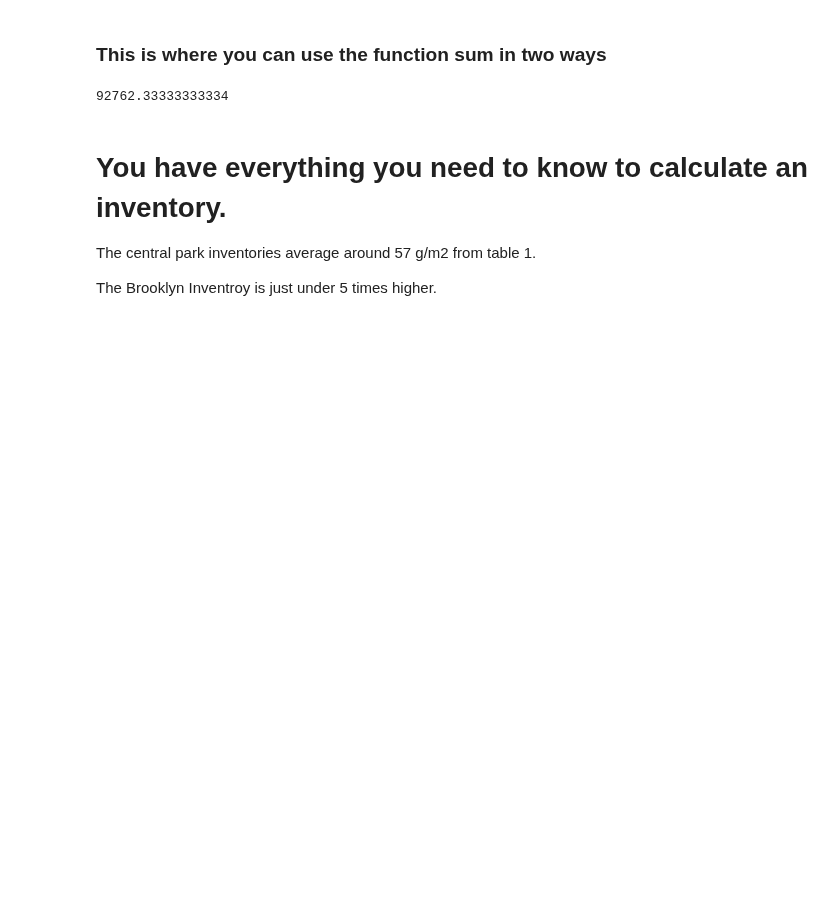
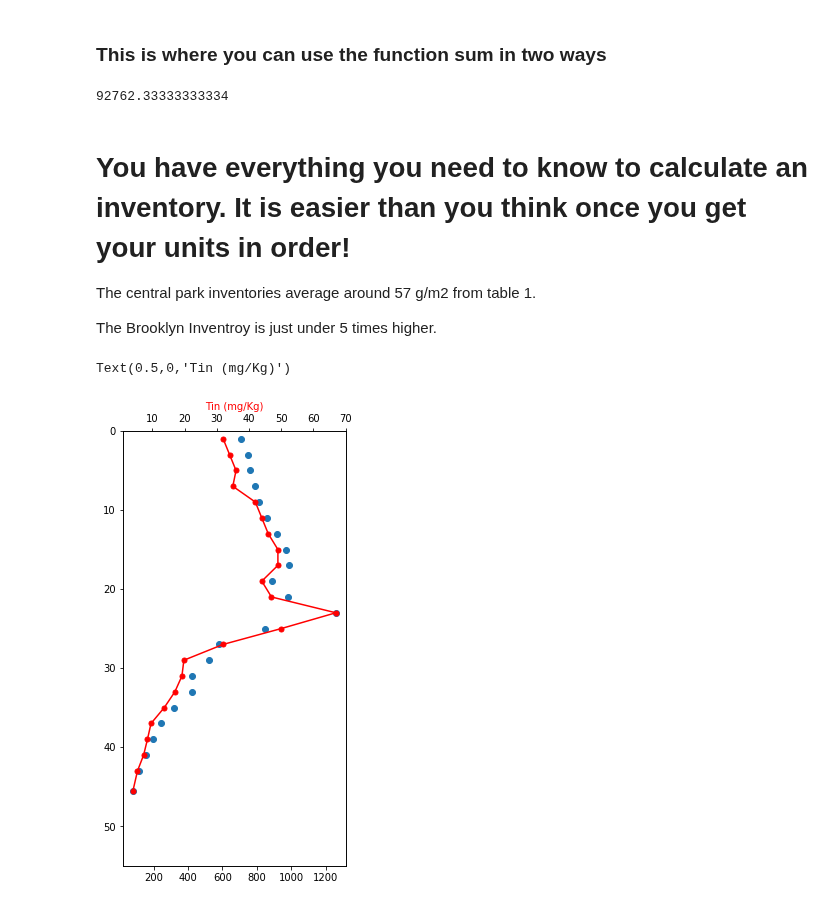
Before and after one commit to bmaillou/BigDataPython, a Jupyter notebook: plotcoredata_answer-Brooklyn.ipynb, the cells around one changed output. Cells and saved outputs as stored; diff of their text form; code cells hidden in the pictures; blank space fills up the shorter version.

```diff
--- a/plotcoredata_answer-Brooklyn.ipynb
+++ b/plotcoredata_answer-Brooklyn.ipynb
@@ -102,8 +102,23 @@ np.sum(df['Pb']*df['Depth_cm'])
 # %% [output]
 92762.33333333334
 # %% [markdown]
-# You have everything you need to know to calculate an inventory.
+# You have everything you need to know to calculate an inventory.  It is easier than you think once you get your units in order!
 
 The central park inventories average around 57 g/m2 from table 1.
 
 The Brooklyn Inventroy is just under 5 times higher.
+# %%
+df=pd.read_excel('core-data/ChillrudTable2.xlsx')
+fig,ax=plt.subplots()
+fig.set_size_inches(4,8)
+ax.scatter(df.Pb,df.Depth_cm)
+ax.set_ylim([55,0])
+ax.margins(.05)
+
+# This is probably all you need. It gives you a second axis with a anice plt in just a couple lines.
+ax2=ax.twiny()
+ax2.plot(df.Sn,df.Depth_cm,'.r-',markersize=10)
+ax2.set_xlabel('Tin (mg/Kg)',color='r')
+# %% [output]
+Text(0.5,0,'Tin (mg/Kg)')
+[figure, added]
```
Also changed, not shown: parts of 2 cells of this notebook.
